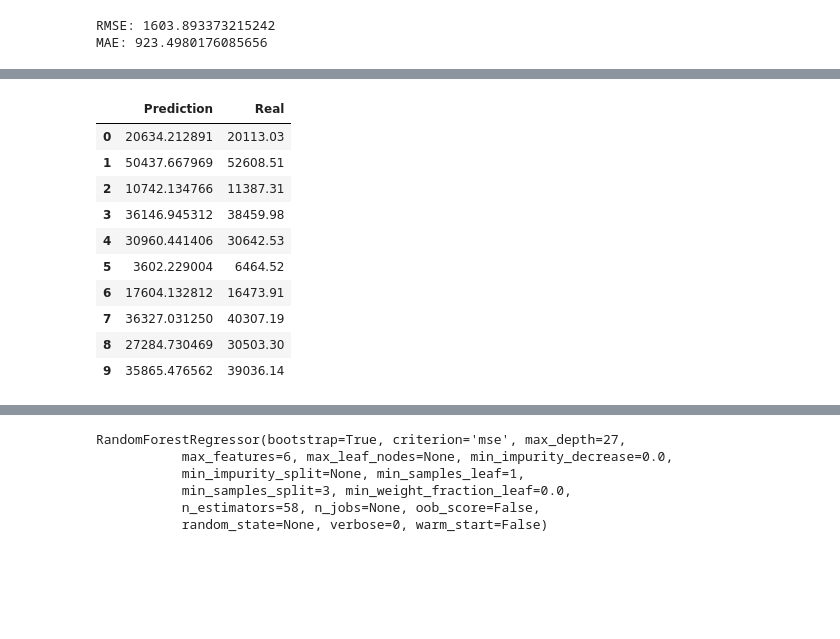
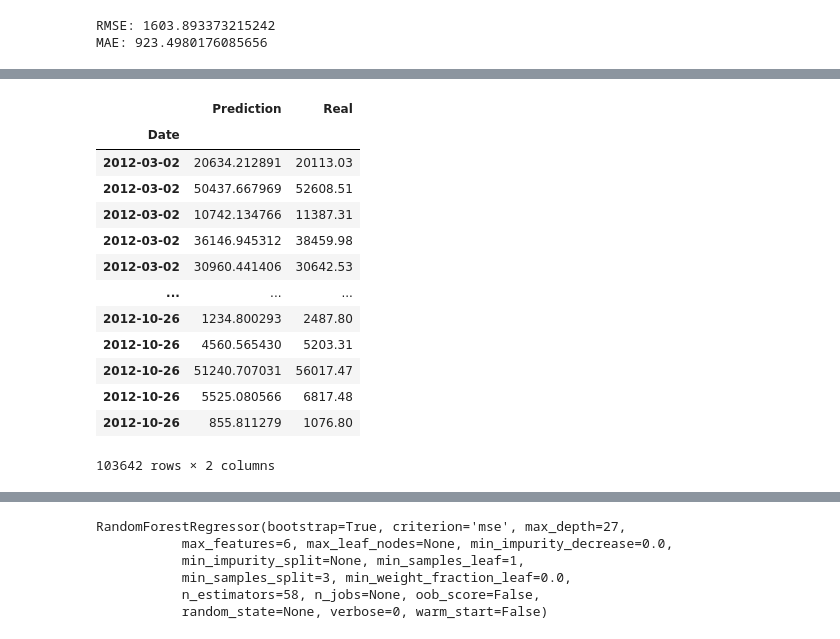
Before and after one commit to Viynne/Sales_forecast, a Jupyter notebook: walmart_forecast_xgboost.ipynb, the cells around one changed output, grey strips where cells are left out. Cells and saved outputs as stored; diff of their text form; code cells hidden in the pictures; blank space fills up the shorter version.

Commit message:
Added visuals to predictions

```diff
--- a/walmart_forecast_xgboost.ipynb
+++ b/walmart_forecast_xgboost.ipynb
@@ -413,6 +425,7 @@ train_data["Date"] = pandas.to_datetime(train_data["Date"], infer_datetime_forma
 train_data.set_index(keys="Date", inplace=True)
 train_x = train_data.loc[:"2012-02",:].copy()
 val_x = train_data.loc["2012-03":,:].copy()
+val_copy = val_x.copy()
 # %%
 def get_x_y(df: pandas.DataFrame):
     df.reset_index(inplace=True)
@@ -449,3 +451,5 @@ memory usage: 24.3 MB
+# %%
+val_copy.reset_index(inplace=True)
 # %%
 model = XGBRegressor(n_estimators=100, max_depth=11)
 model.fit(train_x, train_y)
@@ -483,0 +489,5 @@ prediction_frame = pandas.DataFrame({"Prediction": predictions, "Real": val_y.va
+# %%
+prediction_frame["Date"] = val_copy.Date
+# %%
+prediction_frame.set_index(keys="Date", inplace=True)
+prediction_frame.info()
@@ -484,14 +548,17 @@ prediction_frame = pandas.DataFrame({"Prediction": predictions, "Real": val_y.va
 # %%
-prediction_frame.head(10)
+prediction_frame
 # %% [output]
 |  | Prediction | Real |
-| 0 | 20634.212891 | 20113.03 |
-| 1 | 50437.667969 | 52608.51 |
-| 2 | 10742.134766 | 11387.31 |
-| 3 | 36146.945312 | 38459.98 |
-| 4 | 30960.441406 | 30642.53 |
-| 5 | 3602.229004 | 6464.52 |
-| 6 | 17604.132812 | 16473.91 |
-| 7 | 36327.031250 | 40307.19 |
-| 8 | 27284.730469 | 30503.30 |
-| 9 | 35865.476562 | 39036.14 |
+| Date |  |  |
+| 2012-03-02 | 20634.212891 | 20113.03 |
+| 2012-03-02 | 50437.667969 | 52608.51 |
+| 2012-03-02 | 10742.134766 | 11387.31 |
+| 2012-03-02 | 36146.945312 | 38459.98 |
+| 2012-03-02 | 30960.441406 | 30642.53 |
+| ... | ... | ... |
+| 2012-10-26 | 1234.800293 | 2487.80 |
+| 2012-10-26 | 4560.565430 | 5203.31 |
+| 2012-10-26 | 51240.707031 | 56017.47 |
+| 2012-10-26 | 5525.080566 | 6817.48 |
+| 2012-10-26 | 855.811279 | 1076.80 |
+103642 rows × 2 columns
```
Also changed, not shown: parts of 14 cells of this notebook.
